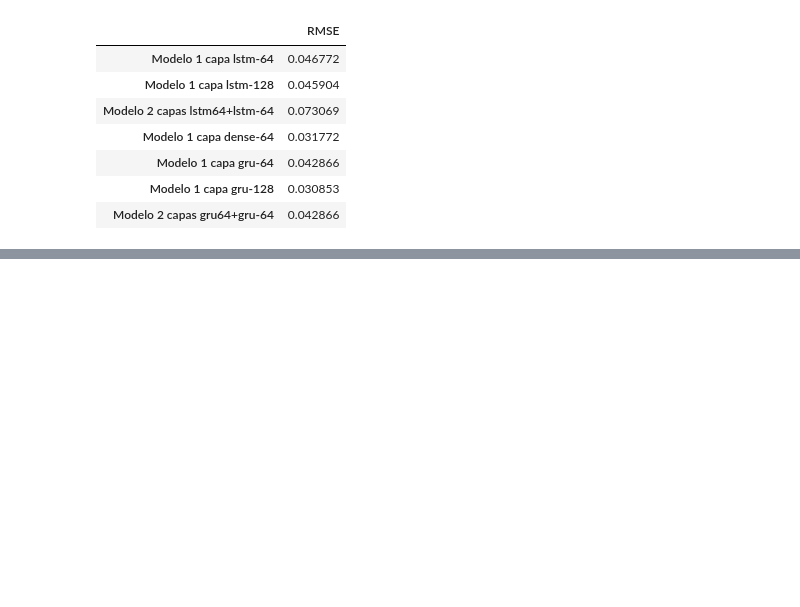
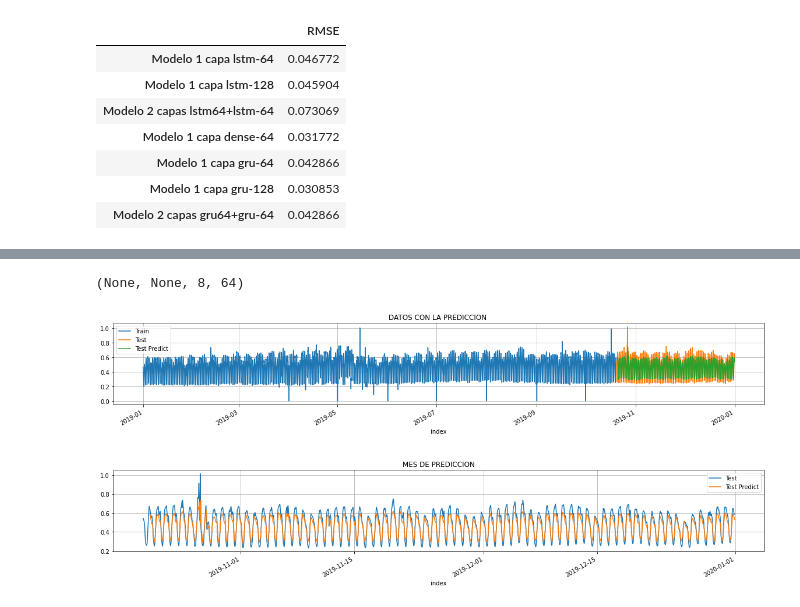
Before and after one commit to CAVA1611/neural-networks, a Jupyter notebook: TFM_Reddit_2019.ipynb, the cells around one changed output, grey strips where cells are left out. Cells and saved outputs as stored; diff of their text form; code cells hidden in the pictures; blank space fills up the shorter version.

```diff
--- a/TFM_Reddit_2019.ipynb
+++ b/TFM_Reddit_2019.ipynb
@@ -493,0 +569,21 @@ RESULTADOS
+# %%
+n_steps, n_length = 2, 10
+X_train_cnn_lstm = X_train.reshape((X_train.shape[0], n_steps, n_length, X_train.shape[2]))
+X_test_cnn_lstm = X_test.reshape((X_test.shape[0], n_steps, n_length, X_train.shape[2]))
+# %%
+
+model_cnn_lstm = Sequential()
+model_cnn_lstm.add(TimeDistributed(Conv1D(filters=64, kernel_size=3, activation='relu'), input_shape=(None,n_length,1)))
+#model_cnn_lstm.add(TimeDistributed(Conv1D(filters=64, kernel_size=3, activation='relu')))
+model_cnn_lstm.add(TimeDistributed(Dropout(0.5)))
+model_cnn_lstm.add(TimeDistributed(MaxPooling1D(pool_size=2)))
+model_cnn_lstm.add(TimeDistributed(Flatten()))
+model_cnn_lstm.add(LSTM(64))
+model_cnn_lstm.add(Dropout(0.5))
+model_cnn_lstm.add(Dense(1, activation='relu'))
+model_cnn_lstm.compile(loss='mean_squared_error', optimizer='adam', metrics=['mse'])
+model_cnn_lstm.fit(X_train_cnn_lstm, y_train, epochs=100, batch_size=20, #, verbose=verbose)
+                  validation_data=(X_test_cnn_lstm, y_test),
+                    callbacks=[early_stop])
+
+model_cnn_lstm.summary()
@@ -493,0 +608,8 @@ RESULTADOS
+# %%
+model_cnn_lstm.layers[0].get_output_shape_at(0)
+# %% [output]
+(None, None, 8, 64)
+# %%
+prediction(model_cnn_lstm, X_test_cnn_lstm)
+# %% [output]
+[figure, added]
```
Also changed, not shown: parts of 13 cells of this notebook.
